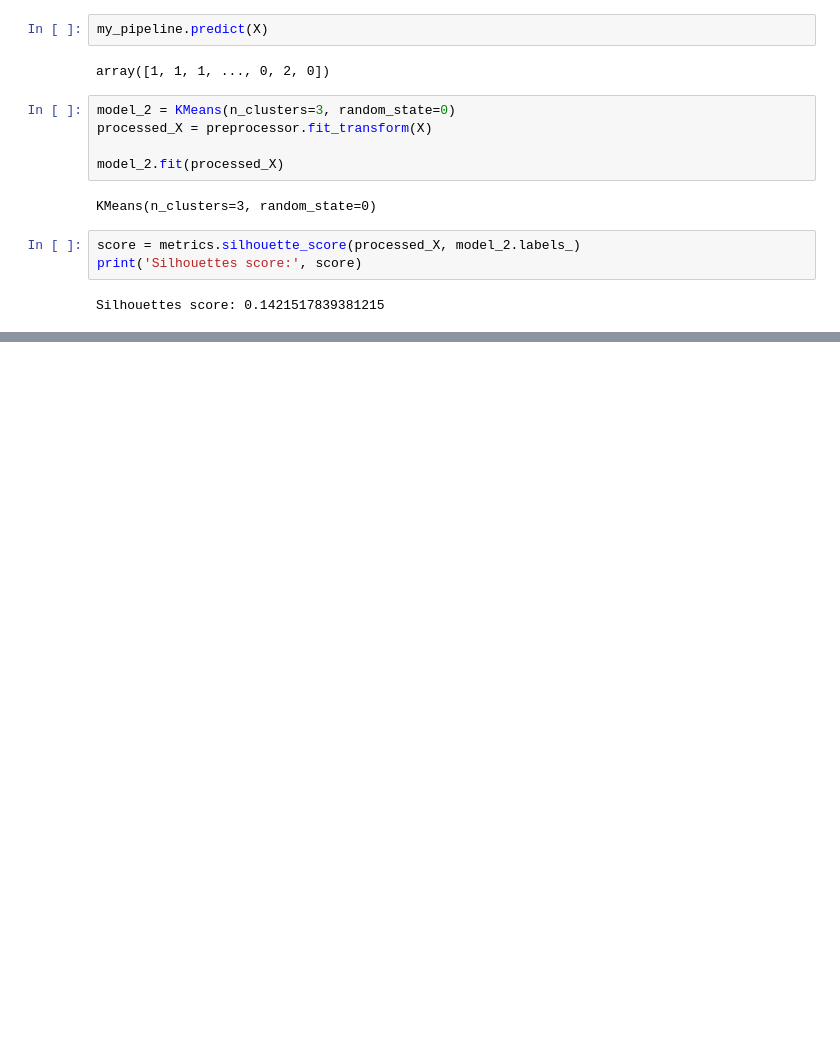
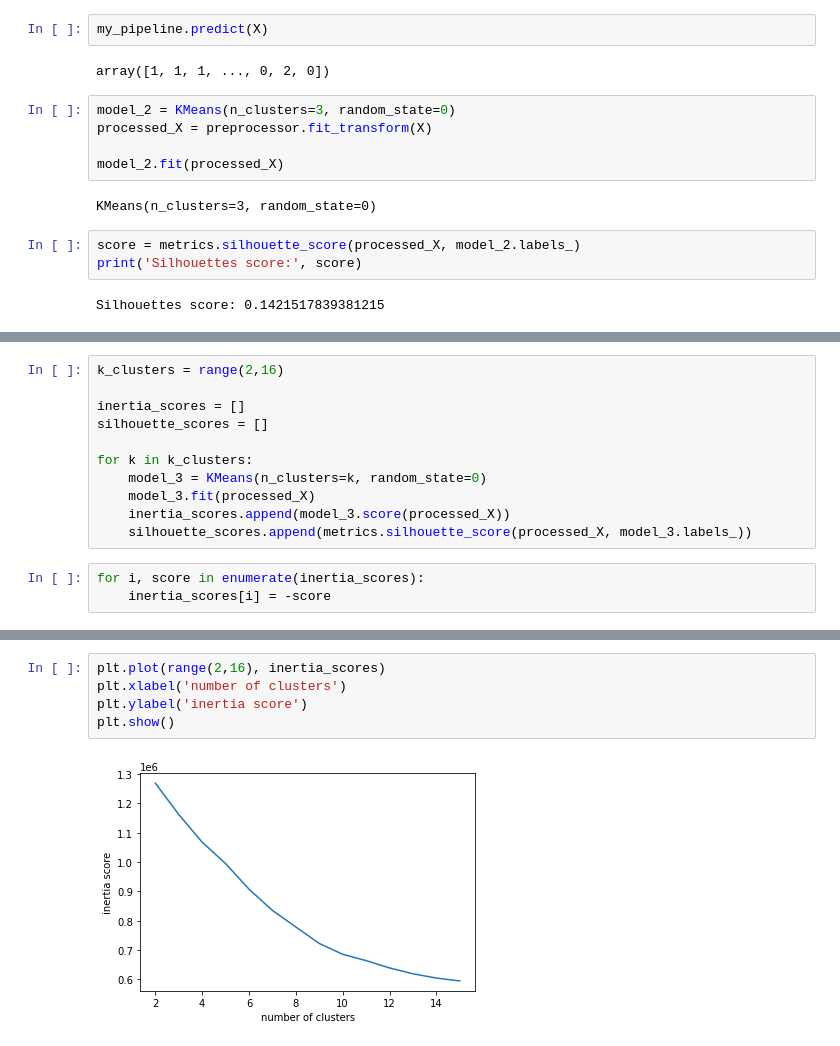
Before and after one commit to RobinPbt/P5-Openclassrooms, a Jupyter notebook: P5_modeling.ipynb, the cells around one changed output, grey strips where cells are left out. Cells and saved outputs as stored; diff of their text form; blank space fills up the shorter version.

Commit message:
Adding first scoring to KMeans

```diff
--- a/P5_modeling.ipynb
+++ b/P5_modeling.ipynb
@@ -543,0 +548,14 @@ Silhouettes score: 0.1421517839381215
+# %%
+k_clusters = range(2,16)
+
+inertia_scores = []
+silhouette_scores = []
+
+for k in k_clusters:
+    model_3 = KMeans(n_clusters=k, random_state=0)
+    model_3.fit(processed_X)
+    inertia_scores.append(model_3.score(processed_X))
+    silhouette_scores.append(metrics.silhouette_score(processed_X, model_3.labels_))
+# %%
+for i, score in enumerate(inertia_scores):
+    inertia_scores[i] = -score
@@ -543,0 +577,7 @@ Silhouettes score: 0.1421517839381215
+# %%
+plt.plot(range(2,16), inertia_scores)
+plt.xlabel('number of clusters')
+plt.ylabel('inertia score')
+plt.show()
+# %% [output]
+[figure, added]
```
Also changed, not shown: parts of 3 cells of this notebook.
